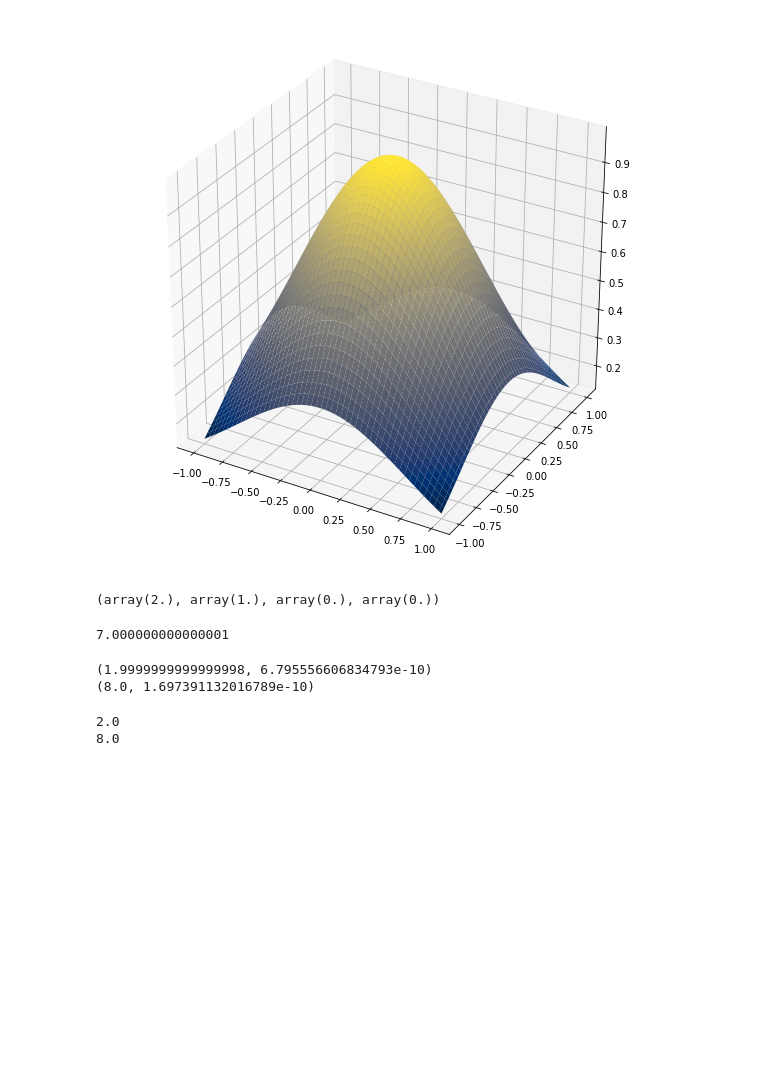
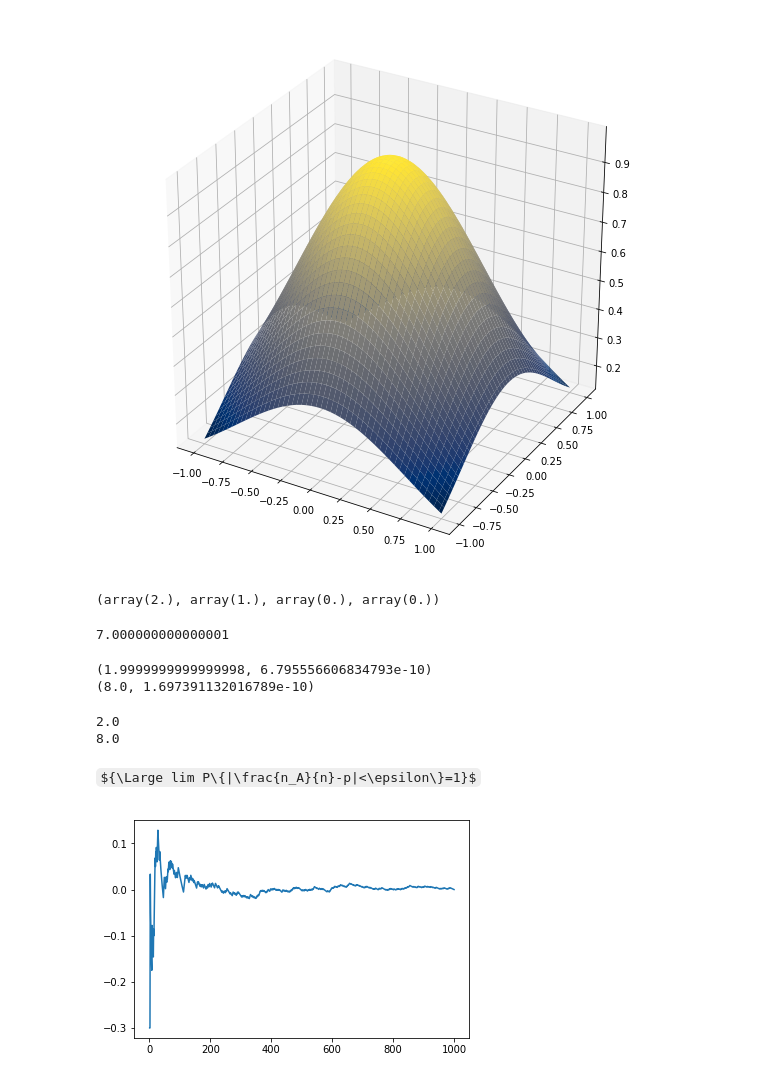
Before and after one commit to lynn0503/Notes-backup, a Jupyter notebook: Probability and Statistics.ipynb, the cells around one changed output. Cells and saved outputs as stored; diff of their text form; code cells hidden in the pictures; some formulas as TeX source; blank space fills up the shorter version.

```diff
--- a/Probability and Statistics.ipynb
+++ b/Probability and Statistics.ipynb
@@ -285,3 +286,18 @@ print(E(scale=2).moment(2))
 # %% [output]
 2.0
 8.0
+# %% [markdown]
+${\Large lim P\{|\frac{n_A}{n}-p|<\epsilon\}=1}$
+# %%
+# 伯努利大数定律，频率稳定
+x=np.arange(1,1001,1)
+samples=bernoulli.rvs(0.3,size=1000)
+y=[]
+sample_sum=0
+for i in range(1000):
+    sample_sum+=samples[i]
+    y.append(sample_sum/(i+1)-0.3)
+plt.plot(x,y)
+plt.show()
+# %% [output]
+[figure, added]
```
Also changed, not shown: parts of 8 cells of this notebook.
